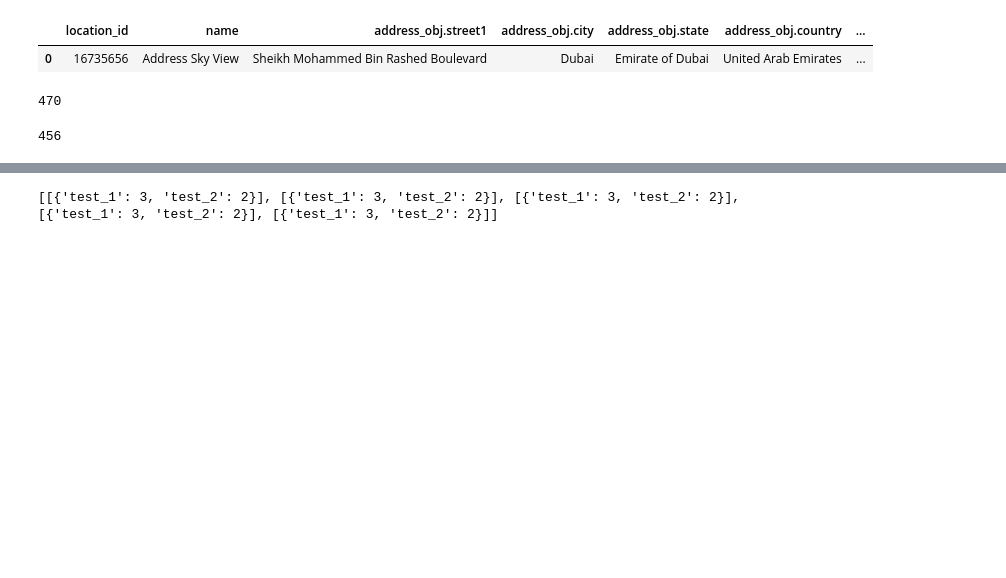
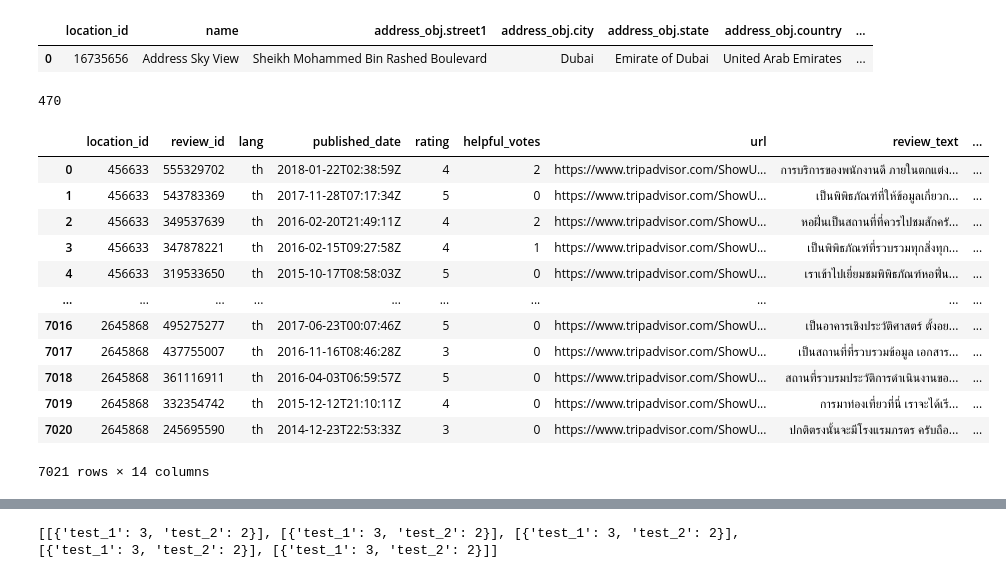
Before and after one commit to S09Z/IS_Project_Thailand_Tourism_Recommendation, a Jupyter notebook: app/#1_data_preparation.ipynb, the cells around one changed output, grey strips where cells are left out. Saved outputs shown, nothing was run; the diff lists cells and outputs as text; code cells hidden in the pictures; blank space fills up the shorter version.

```diff
--- a/app/#1_data_preparation.ipynb
+++ b/app/#1_data_preparation.ipynb
@@ -295,5 +290,0 @@ with open("TripAdvisor_reviews_EN_Cluster-Set-2.json", "r", encoding="utf-8") as
-# %%
-json_keys = {int(list(item.keys())[0]) for item in prev_review_en}
-len(json_keys)
-# %% [output]
-456
@@ -299,0 +328,17 @@ len(json_keys)
+# %%
+th_reviews = pd.read_parquet("./../dataset/reviews/TripAdvisor_reviews_TH.parquet")
+th_reviews
+# %% [output]
+|  | location_id | review_id | lang | published_date | rating | helpful_votes | url | review_text | ... |
+| 0 | 456633 | 555329702 | th | 2018-01-22T02:38:59Z | 4 | 2 | https://www.tripadvisor.com/ShowU... | การบริการของพนักงานดี ภายในตกแต่ง... | ... |
+| 1 | 456633 | 543783369 | th | 2017-11-28T07:17:34Z | 5 | 0 | https://www.tripadvisor.com/ShowU... | เป็นพิพิธภัณฑ์ที่ให้ข้อมูลเกี่ยวก... | ... |
+| 2 | 456633 | 349537639 | th | 2016-02-20T21:49:11Z | 4 | 2 | https://www.tripadvisor.com/ShowU... | หอฝิ่นเป็นสถานที่ที่ควรไปชมสักครั... | ... |
+| 3 | 456633 | 347878221 | th | 2016-02-15T09:27:58Z | 4 | 1 | https://www.tripadvisor.com/ShowU... | เป็นพิพิธภัณฑ์ที่รวบรวมทุกสิ่งทุก... | ... |
+| 4 | 456633 | 319533650 | th | 2015-10-17T08:58:03Z | 5 | 0 | https://www.tripadvisor.com/ShowU... | เราเข้าไปเยี่ยมชมพิพิธภัณฑ์หอฟิ่น... | ... |
+| ... | ... | ... | ... | ... | ... | ... | ... | ... | ... |
+| 7016 | 2645868 | 495275277 | th | 2017-06-23T00:07:46Z | 5 | 0 | https://www.tripadvisor.com/ShowU... | เป็นอาคารเชิงประวัติศาสตร์ ตั้งอย... | ... |
+| 7017 | 2645868 | 437755007 | th | 2016-11-16T08:46:28Z | 3 | 0 | https://www.tripadvisor.com/ShowU... | เป็นสถานที่ที่รวบรวมข้อมูล เอกสาร... | ... |
+| 7018 | 2645868 | 361116911 | th | 2016-04-03T06:59:57Z | 5 | 0 | https://www.tripadvisor.com/ShowU... | สถานที่รวบรมประวัติการดำเนินงานขอ... | ... |
+| 7019 | 2645868 | 332354742 | th | 2015-12-12T21:10:11Z | 4 | 0 | https://www.tripadvisor.com/ShowU... | การมาท่องเที่ยวที่นี่ เราจะได้เรี... | ... |
+| 7020 | 2645868 | 245695590 | th | 2014-12-23T22:53:33Z | 3 | 0 | https://www.tripadvisor.com/ShowU... | ปกติตรงนั้นจะมีโรงแรมภรดร ครับถือ... | ... |
+7021 rows × 14 columns
```
Also changed, not shown: parts of 15 cells of this notebook, 6 other files.
